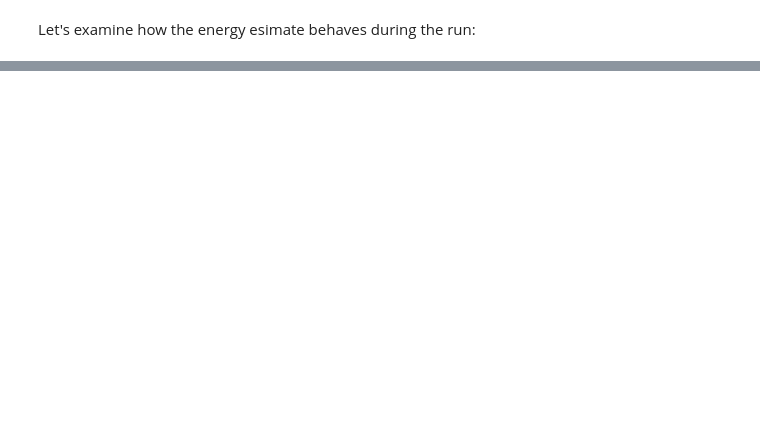
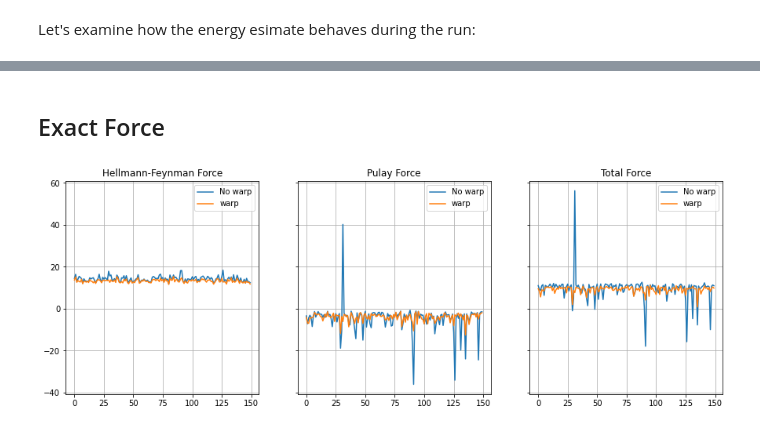
Before and after one commit to Jvanrhijn/pydmc, a Jupyter notebook: examples/pib_1d.ipynb, the cells around one changed output, grey strips where cells are left out. Drawn from its saved outputs; the diff is of its cells as text; code cells hidden in the pictures; blank space fills up the shorter version.

```diff
--- a/examples/pib_1d.ipynb
+++ b/examples/pib_1d.ipynb
@@ -133,0 +143,6 @@ plt.grid()
+# %% [markdown]
+## Exact Force
+# %%
+plot_force_data_trace(flhf, flpulay_exact_nocutoff, flhf_warp, flpulay_exact_nocutoff_warp, bin_size=1)
+# %% [output]
+[figure, added]
```
Also changed, not shown: parts of 12 cells of this notebook, 4 other files.
